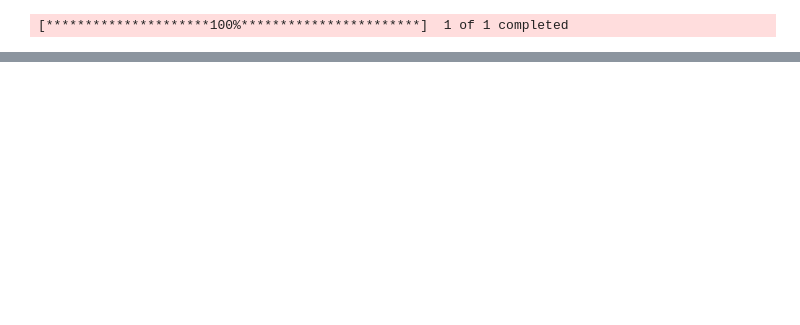
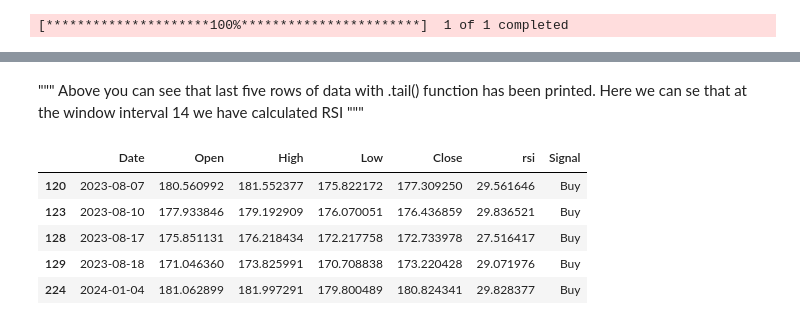
Before and after one commit to YVD7/Trading-bot, a Jupyter notebook: Notebook/test.ipynb, the cells around one changed output, grey strips where cells are left out. Cells and saved outputs as stored; diff of their text form; code cells hidden in the pictures; blank space fills up the shorter version.

```diff
--- a/Notebook/test.ipynb
+++ b/Notebook/test.ipynb
@@ -26,0 +68,9 @@ aapl
+# %%
+# converting the data info pandas data frame and reindexing the headers or columns name
+data = pd.DataFrame({
+    'Date': aapl.index,
+    'Open': aapl['Open'].values.flatten(),
+    'High': aapl['High'].values.flatten(),
+    'Low': aapl['Low'].values.flatten(),
+    'Close': aapl['Close'].values.flatten()
+})
@@ -26,0 +90,3 @@ aapl
+# %% [markdown]
+""" Above you can see that last five rows of data with .tail() function has been printed.
+Here we can se that at the window interval 14 we have calculated RSI """
@@ -26,0 +107,10 @@ aapl
+# %%
+# buy signal data
+buy_signals.head()
+# %% [output]
+|  | Date | Open | High | Low | Close | rsi | Signal |
+| 120 | 2023-08-07 | 180.560992 | 181.552377 | 175.822172 | 177.309250 | 29.561646 | Buy |
+| 123 | 2023-08-10 | 177.933846 | 179.192909 | 176.070051 | 176.436859 | 29.836521 | Buy |
+| 128 | 2023-08-17 | 175.851131 | 176.218434 | 172.217758 | 172.733978 | 27.516417 | Buy |
+| 129 | 2023-08-18 | 171.046360 | 173.825991 | 170.708838 | 173.220428 | 29.071976 | Buy |
+| 224 | 2024-01-04 | 181.062899 | 181.997291 | 179.800489 | 180.824341 | 29.828377 | Buy |
```
Also changed, not shown: parts of 16 cells of this notebook, 3 other files.
